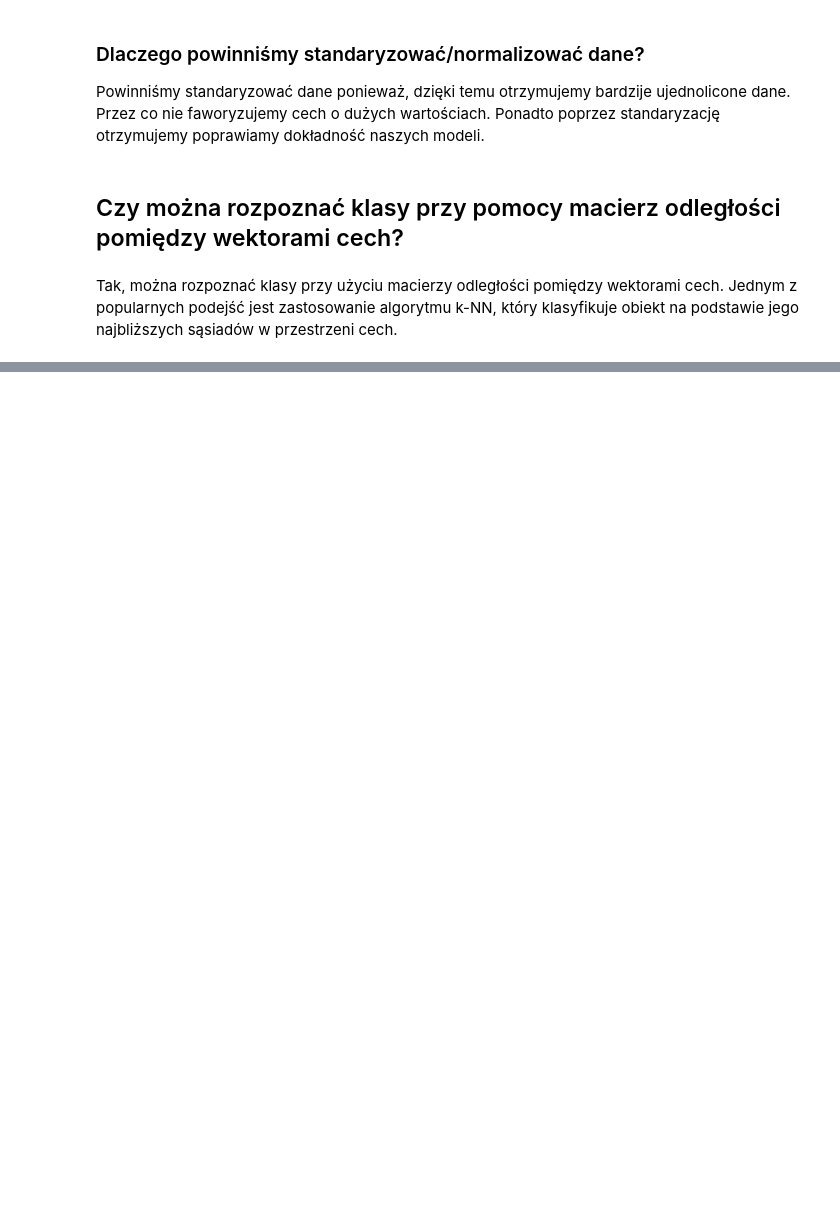
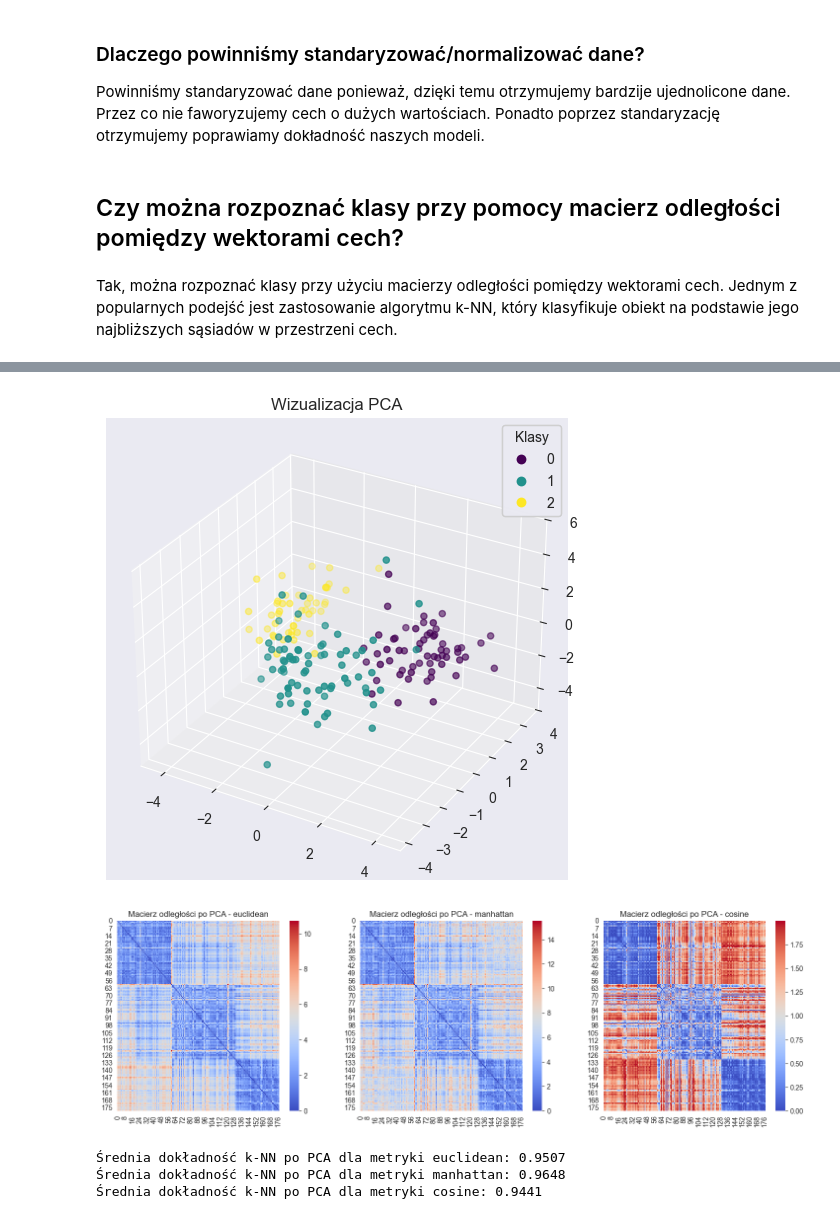
Before and after one commit to PiotrBra/MachineLearning, a Jupyter notebook: lab2/lab2.ipynb, the cells around one changed output, grey strips where cells are left out. Saved outputs shown, nothing was run; the diff lists cells and outputs as text; code cells hidden in the pictures; blank space fills up the shorter version.

```diff
--- a/lab2/lab2.ipynb
+++ b/lab2/lab2.ipynb
@@ -104,0 +108,40 @@ Optymalna metryka: manhattan z Accuracy: 0.4995
+# %%
+pca = PCA(n_components=3)
+X_pca = pca.fit_transform(X_scaled)
+
+# Wizualizacja PCA
+fig = plt.figure(figsize=(8, 6))
+ax = fig.add_subplot(111, projection='3d')
+scatter = ax.scatter(X_pca[:, 0], X_pca[:, 1], X_pca[:, 2], c=df['target'], cmap='viridis')
+legend1 = ax.legend(*scatter.legend_elements(), title='Klasy')
+ax.add_artist(legend1)
+ax.set_title('Wizualizacja PCA')
+plt.show()
+
+# Ponowne obliczenie macierzy odległości po PCA
+distances_pca = {
+    'euclidean': pairwise_distances(X_pca, metric='euclidean'),
+    'manhattan': pairwise_distances(X_pca, metric='manhattan'),
+    'cosine': pairwise_distances(X_pca, metric='cosine')
+}
+
+# Wizualizacja macierzy odległości po PCA
+fig, axes = plt.subplots(1, 3, figsize=(18, 5))
+for ax, (metric, matrix) in zip(axes, distances_pca.items()):
+    sns.heatmap(matrix, ax=ax, cmap='coolwarm')
+    ax.set_title(f'Macierz odległości po PCA - {metric}')
+plt.show()
+# %% [output]
+[figure, added]
+[figure, added]
+# %%
+X_train_pca, X_test_pca, y_train, y_test = train_test_split(X_pca, df['target'], test_size=0.2, random_state=42)
+
+for metric in metrics:
+    knn = KNeighborsClassifier(n_neighbors=5, metric=metric)
+    scores = cross_val_score(knn, X_train_pca, y_train, cv=5)
+    print(f'Średnia dokładność k-NN po PCA dla metryki {metric}: {scores.mean():.4f}')
+# %% [output]
+Średnia dokładność k-NN po PCA dla metryki euclidean: 0.9507
+Średnia dokładność k-NN po PCA dla metryki manhattan: 0.9648
+Średnia dokładność k-NN po PCA dla metryki cosine: 0.9441
```
Also changed, not shown: parts of 12 cells of this notebook.
